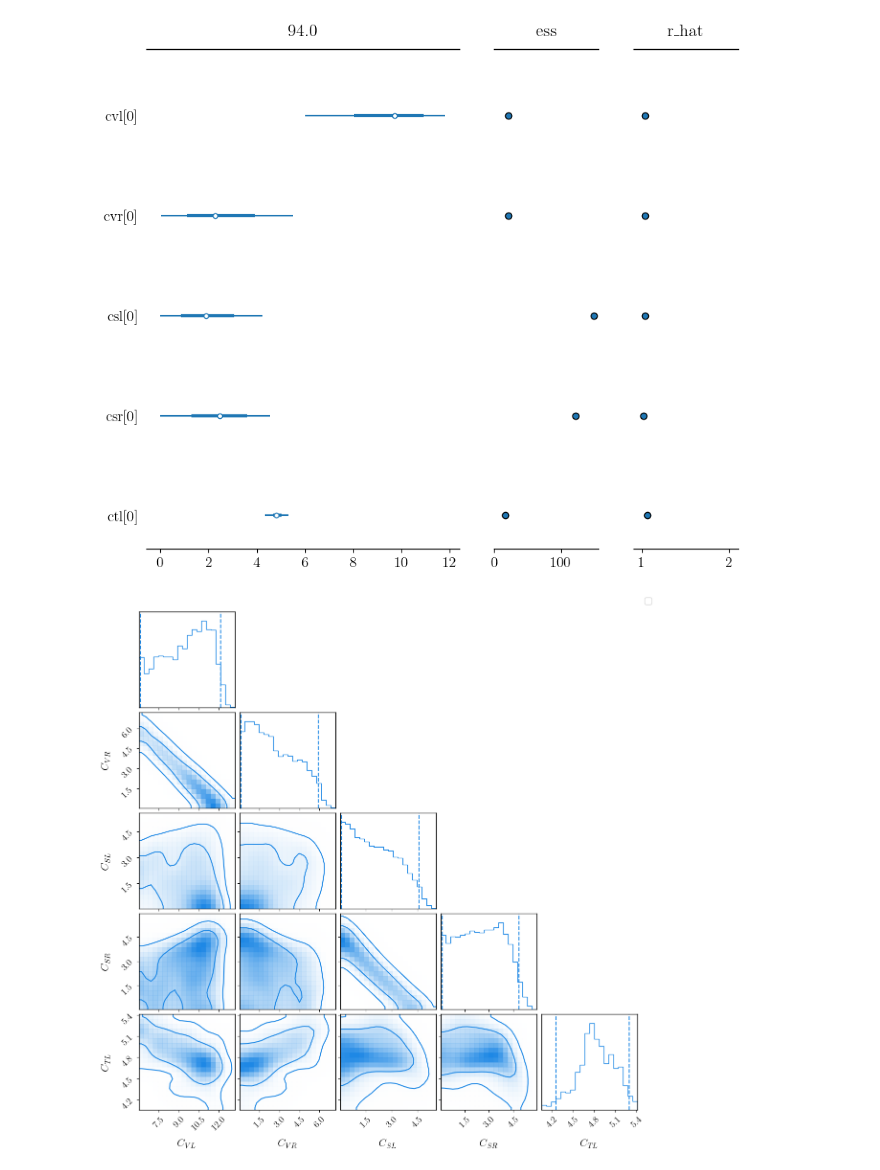
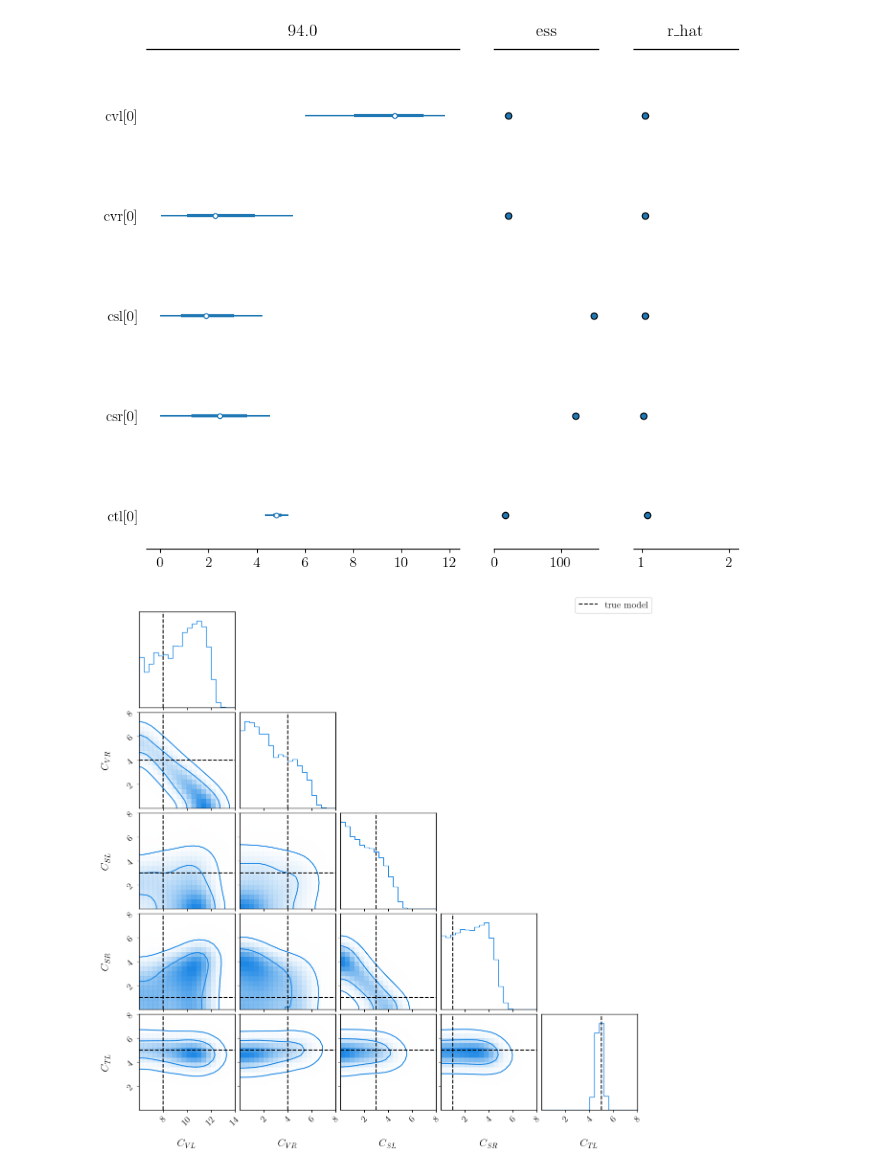
Before and after one commit to lorenzennio/redist, a Jupyter notebook: examples/combination_plot_samples.ipynb, the cells around one changed output. Drawn from its saved outputs; the diff is of its cells as text; code cells hidden in the pictures.

Commit message:
add true model to corner

```diff
--- a/examples/combination_plot_samples.ipynb
+++ b/examples/combination_plot_samples.ipynb
@@ -65,30 +63,33 @@ array([<Axes: title={'center': '94.0% HDI'}>,
 # %%
 cvl = r'$C_{VL}$'
 cvr = r'$C_{VR}$'
 csl = r'$C_{SL}$'
 csr = r'$C_{SR}$'
 ctl = r'$C_{TL}$'
 labels = [cvl, cvr, csl, csr, ctl]
 
 file = 'results/combination_samples.pdf'
 
 fig = corner.corner(post_data.posterior,
                     var_names=['cvl', 'cvr', 'csl', 'csr', 'ctl'],
                     bins=20,
                     levels=(0.68, 0.95),
-                    quantiles=(0.025, 0.975),
-                    # range = [(4, 7), (0,3),(0,3), (0,3), (0,3)],
-                    smooth=1.5,
+                    # quantiles=(0.025, 0.975),
+                    range = [(6, 14), (0,8),(0,8), (0,8), (0,8)],
+                    smooth=2,
                     labels=labels,
                     color='#1E88E5',
                     plot_datapoints=False
                     );
+
+truewcs = [8, 4, 3, 1, 5]
+corner.overplot_lines(fig, truewcs, color='k', label='true model', linestyle='--')
 
 handles, labs = fig.axes[0].get_legend_handles_labels()
 by_label = dict(zip(labs, handles))
 fig.legend(by_label.values(), by_label.keys())
 
 plt.savefig(file)
 plt.show()
 # %% [output]
-[figure, old version]
+[figure, new version]
```
Also changed, not shown: parts of 1 cell of this notebook.
